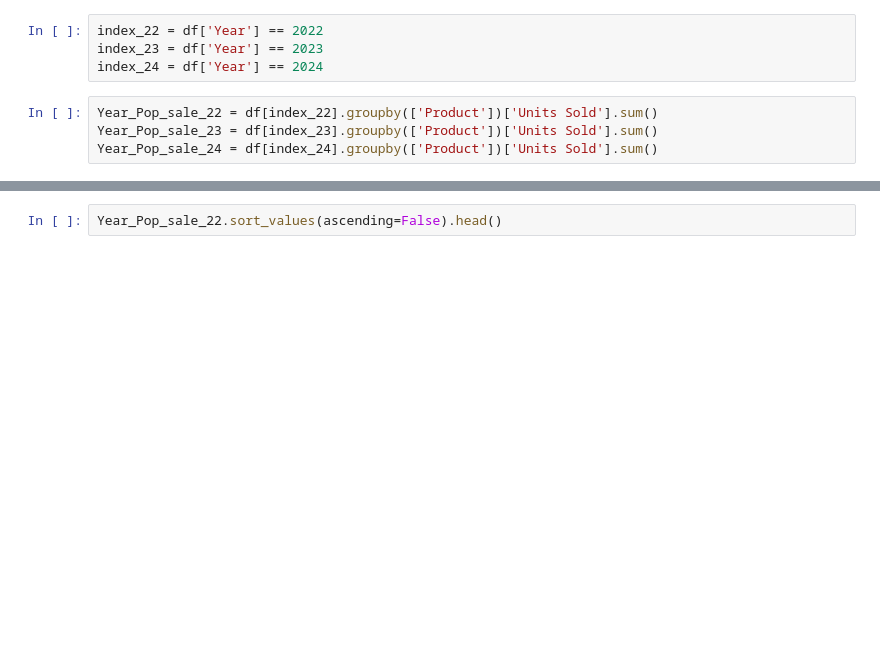
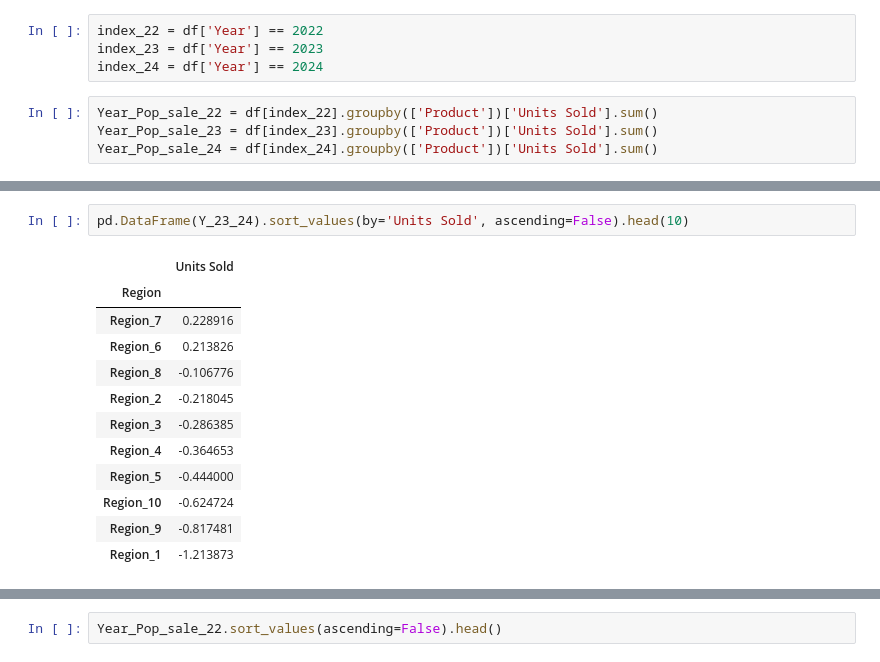
Before and after one commit to JacdowYc/Schulich_data_science1, a Jupyter notebook: Assignment 1.ipynb, the cells around one changed output, grey strips where cells are left out. Cells and saved outputs as stored; diff of their text form; blank space fills up the shorter version.

```diff
--- a/Assignment 1.ipynb
+++ b/Assignment 1.ipynb
@@ -206,0 +272,15 @@ Year_Pop_sale_24 = df[index_24].groupby(['Product'])['Units Sold'].sum()
+# %%
+pd.DataFrame(Y_23_24).sort_values(by='Units Sold', ascending=False).head(10)
+# %% [output]
+|  | Units Sold |
+| Region |  |
+| Region_7 | 0.228916 |
+| Region_6 | 0.213826 |
+| Region_8 | -0.106776 |
+| Region_2 | -0.218045 |
+| Region_3 | -0.286385 |
+| Region_4 | -0.364653 |
+| Region_5 | -0.444000 |
+| Region_10 | -0.624724 |
+| Region_9 | -0.817481 |
+| Region_1 | -1.213873 |
```
Also changed, not shown: parts of 21 cells of this notebook.
